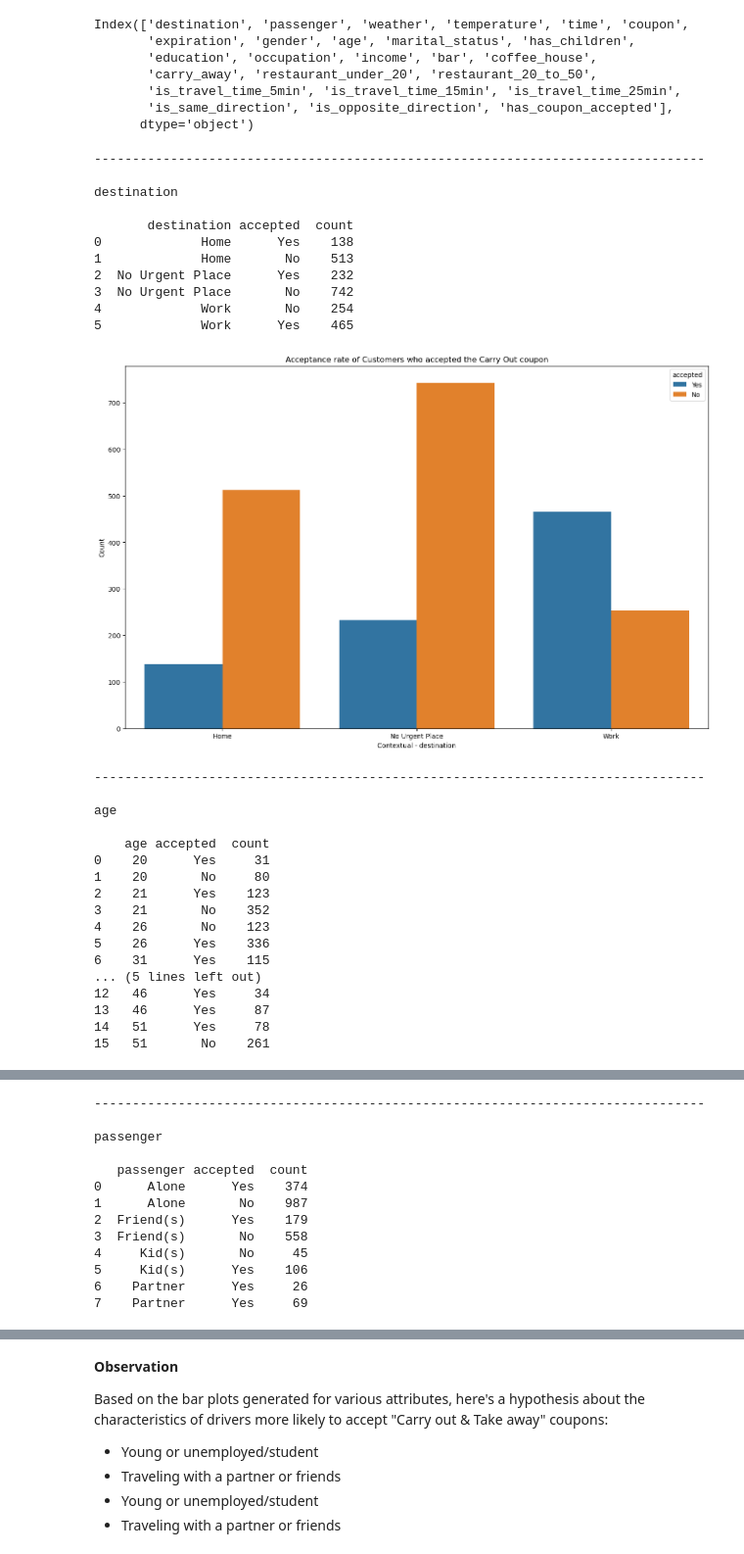
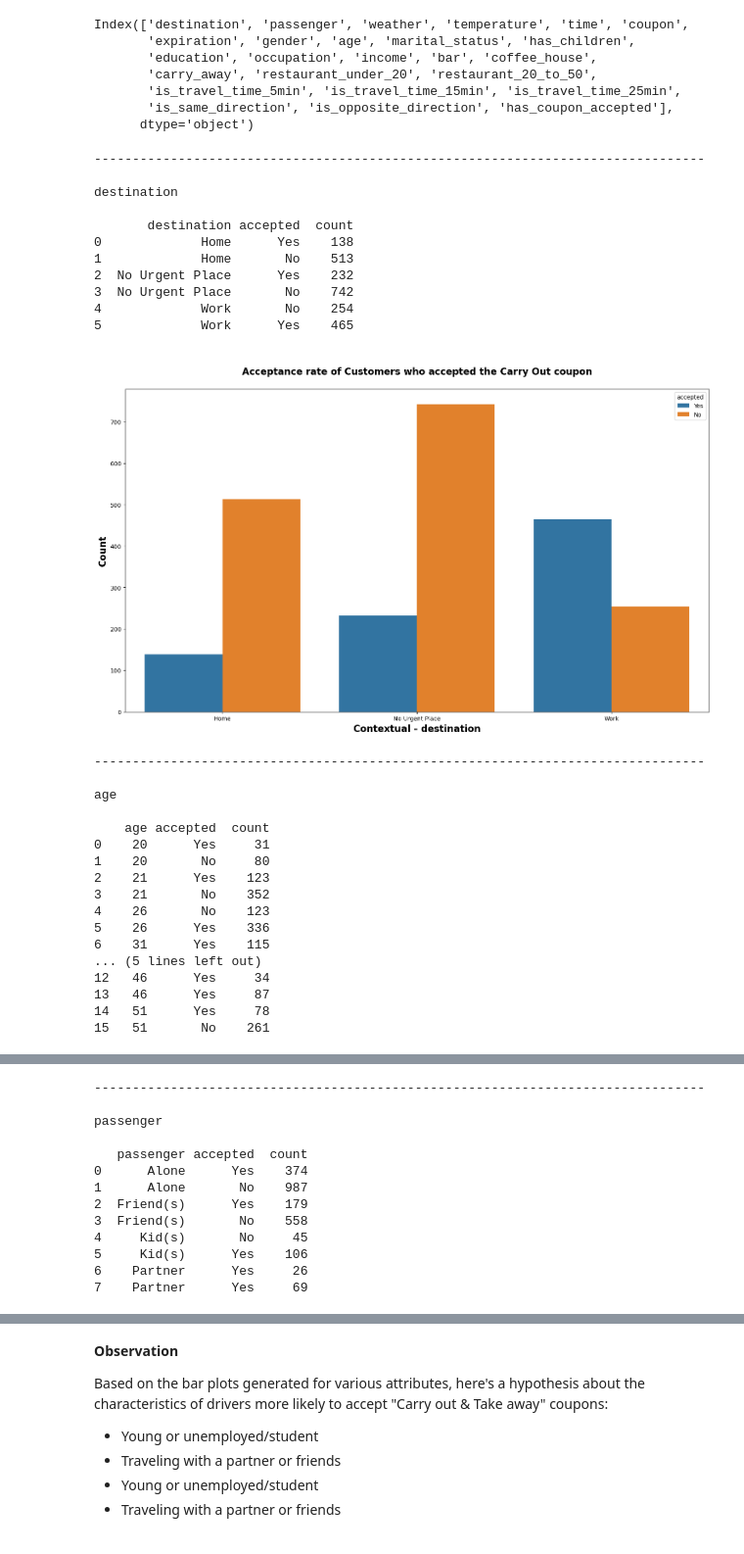
Before and after one commit to gethiten/ML-AI-5.1, a Jupyter notebook: coupons.ipynb, the cells around one changed output, grey strips where cells are left out. Shown at 98% size. Cells and saved outputs as stored; diff of their text form; code cells hidden in the pictures.

```diff
--- a/coupons.ipynb
+++ b/coupons.ipynb
@@ -803,38 +803,38 @@ for column in columns_attribute:
     print("-" * 80)
     print(f"\n\033[1m{column}\n\033[0m")
     carry_out_acceptance_df = carry_out_df.groupby([column, 'has_coupon_accepted'])['has_coupon_accepted'].count().reset_index(name='count')
 
     # Create the bar plot to visualize the 'coupon' column
     # with 'has_coupon_accepted' column using seaborn
     carry_out_acceptance_df['has_coupon_accepted'] = coupon_acceptance['has_coupon_accepted'].map({0: 'No', 1: 'Yes'})
     carry_out_acceptance_df.rename(columns = {
         'has_coupon_accepted': 'accepted'
     }, inplace=True)
     print(carry_out_acceptance_df)
 
-    plt.figure(figsize=(16, 10))
+    plt.figure(figsize=(18, 10))
     sns.barplot(x=column, y='count', hue='accepted', data=carry_out_acceptance_df)
-    plt.xlabel('Contextual - ' + column)
-    plt.ylabel('Count')
-    plt.title('Acceptance rate of Customers who accepted the Carry Out coupon')
+    plt.xlabel(f'Contextual - {column}', fontweight='bold', fontsize=16)
+    plt.ylabel('Count', fontweight='bold', fontsize=16)
+    plt.title('\nAcceptance rate of Customers who accepted the Carry Out coupon\n', fontweight='bold', fontsize=16)
     if (column == "occupation") or (column == "education") :
         plt.xticks(rotation=45, ha='right', wrap=True)
     plt.savefig(f'images/coupons/carry_away/carry_away_coupon_type_distribution_{column}.png')
     plt.show()
 #    print("-" * 80)
 # %% [output]
 --------------------------------------------------------------------------------
 
 destination
 
        destination accepted  count
 0             Home      Yes    138
 1             Home       No    513
 2  No Urgent Place      Yes    232
 3  No Urgent Place       No    742
 4             Work       No    254
 5             Work      Yes    465
-[figure, old version]
+[figure, new version]
 --------------------------------------------------------------------------------
 
 age
```
Also changed, not shown: parts of 1 cell of this notebook.
